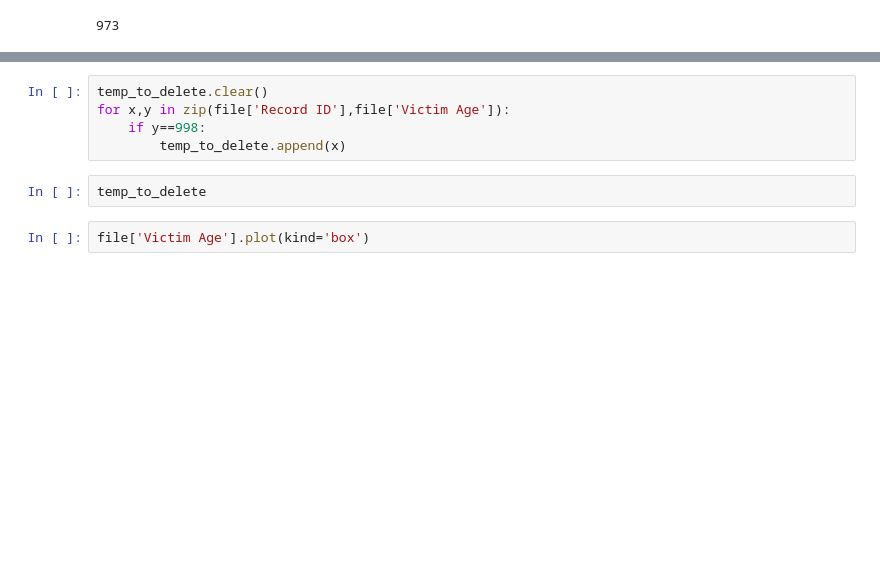
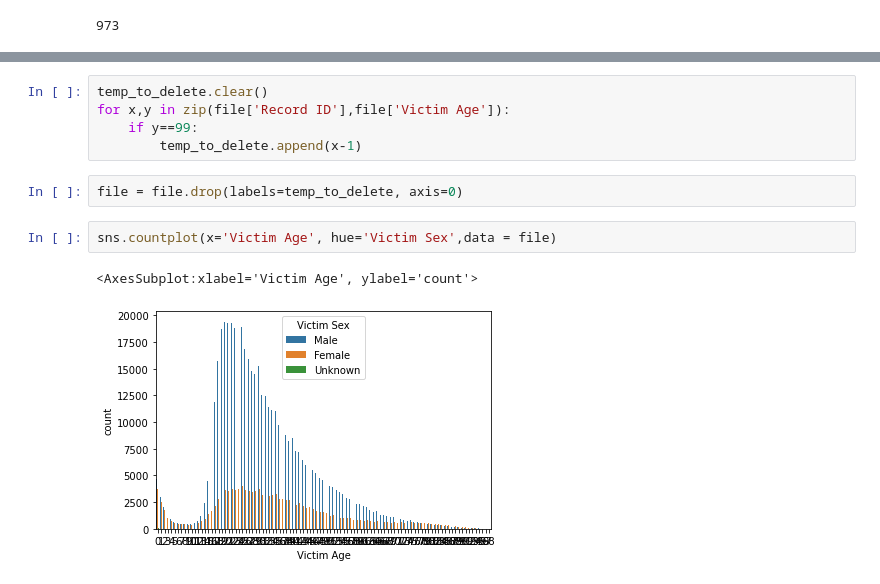
Before and after one commit to mchlstr/Stranovska_NS2021, a Jupyter notebook: Stranovska_NS2021_Data_preparation.ipynb, the cells around one changed output, grey strips where cells are left out. Cells and saved outputs as stored; diff of their text form; blank space fills up the shorter version.

```diff
--- a/Stranovska_NS2021_Data_preparation.ipynb
+++ b/Stranovska_NS2021_Data_preparation.ipynb
@@ -369,9 +384,12 @@ file[file['Victim Age'] == 998].shape[0]
 # %%
 temp_to_delete.clear()
 for x,y in zip(file['Record ID'],file['Victim Age']):
-    if y==998:
-        temp_to_delete.append(x)
+    if y==99:
+        temp_to_delete.append(x-1)
-# %%
-temp_to_delete
-# %%
-file['Victim Age'].plot(kind='box')
+# %%
+file = file.drop(labels=temp_to_delete, axis=0)
+# %%
+sns.countplot(x='Victim Age', hue='Victim Sex',data = file)
+# %% [output]
+<AxesSubplot:xlabel='Victim Age', ylabel='count'>
+[figure, added]
```
Also changed, not shown: parts of 38 cells of this notebook.
